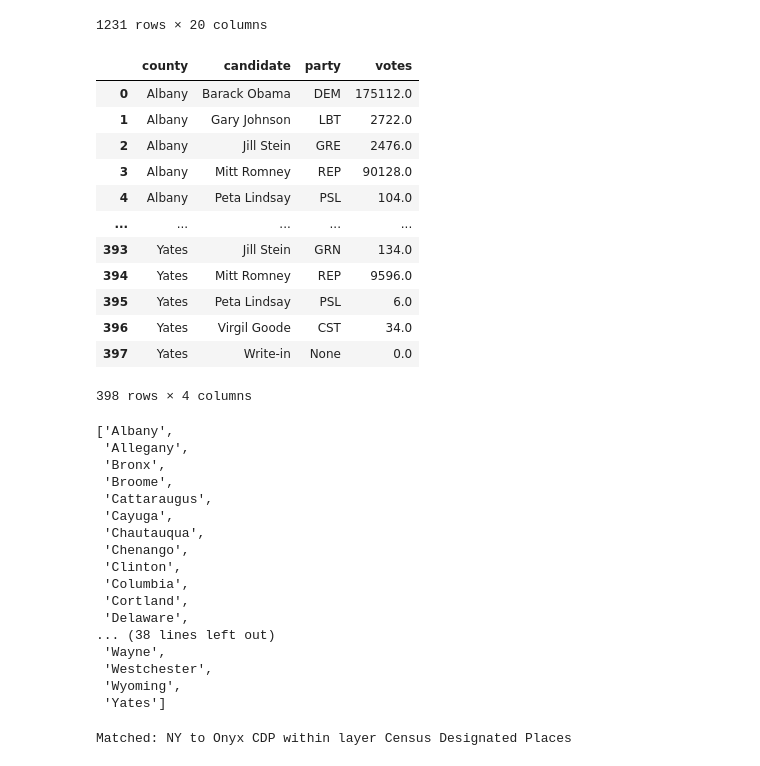
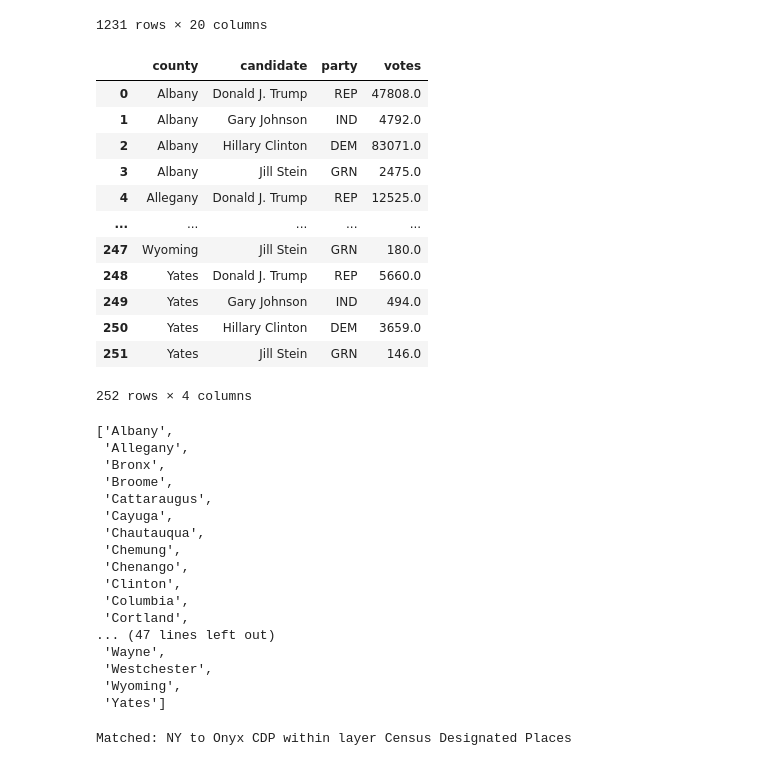
Before and after one commit to lilyhartmann/final_project_4447, a Jupyter notebook: project.ipynb, the cells around one changed output. Saved outputs shown, nothing was run; the diff lists cells and outputs as text; code cells hidden in the pictures.

```diff
--- a/project.ipynb
+++ b/project.ipynb
@@ -48,41 +50,46 @@ sites
 | 1230 | STATEN IS | A | PS 20 Port Richmond | 10574 | 161 | NaN | Park Avenue | 10302 | ... |
 1231 rows × 20 columns
 # %%
-pres = pd.read_csv('2012President.csv')
+pres = pd.read_csv('2016President.csv')
 
 # keep select columns
-pres_cols = ["county", "office", "candidate", "party", "votes"]
+pres_cols = ["county", "office", "party", "candidate", "votes"]
 pres = pres[pres_cols]
 
 # keep only where office == President
 pres = pres.loc[pres['office'] == "President"]
 pres = pres.drop(['office'], axis = 1)
+
+# drop NAN values
+pres = pres.dropna()
 
 # get voting sums
 agg_functions = {'county': 'first', 'candidate': 'first', 'party': 'first', 'votes': 'sum'}
 pres_agg = pres.groupby(['county', 'candidate']).aggregate(agg_functions)
 
 # drop index
 pres_agg = pres_agg.reset_index(drop = True)
 pres_agg
+
+pres_agg
 # %% [output]
 |  | county | candidate | party | votes |
-| 0 | Albany | Barack Obama | DEM | 175112.0 |
-| 1 | Albany | Gary Johnson | LBT | 2722.0 |
-| 2 | Albany | Jill Stein | GRE | 2476.0 |
-| 3 | Albany | Mitt Romney | REP | 90128.0 |
-| 4 | Albany | Peta Lindsay | PSL | 104.0 |
+| 0 | Albany | Donald J. Trump | REP | 47808.0 |
+| 1 | Albany | Gary Johnson | IND | 4792.0 |
+| 2 | Albany | Hillary Clinton | DEM | 83071.0 |
+| 3 | Albany | Jill Stein | GRN | 2475.0 |
+| 4 | Allegany | Donald J. Trump | REP | 12525.0 |
 | ... | ... | ... | ... | ... |
-| 393 | Yates | Jill Stein | GRN | 134.0 |
-| 394 | Yates | Mitt Romney | REP | 9596.0 |
-| 395 | Yates | Peta Lindsay | PSL | 6.0 |
-| 396 | Yates | Virgil Goode | CST | 34.0 |
-| 397 | Yates | Write-in | None | 0.0 |
+| 247 | Wyoming | Jill Stein | GRN | 180.0 |
+| 248 | Yates | Donald J. Trump | REP | 5660.0 |
+| 249 | Yates | Gary Johnson | IND | 494.0 |
+| 250 | Yates | Hillary Clinton | DEM | 3659.0 |
+| 251 | Yates | Jill Stein | GRN | 146.0 |
-398 rows × 4 columns
+252 rows × 4 columns
 # %%
 counties = pres_agg.county.unique().tolist()
 counties
-# print(len(counties))
+# print(len(counties)) # 63
 # %% [output]
 ['Albany',
  'Allegany',
@@ -91,12 +98,12 @@ counties
  'Cattaraugus',
  'Cayuga',
  'Chautauqua',
+ 'Chemung',
  'Chenango',
  'Clinton',
  'Columbia',
  'Cortland',
- 'Delaware',
-... (38 lines left out)
+... (47 lines left out)
  'Wayne',
  'Westchester',
  'Wyoming',
```
Also changed, not shown: parts of 15 cells of this notebook.
